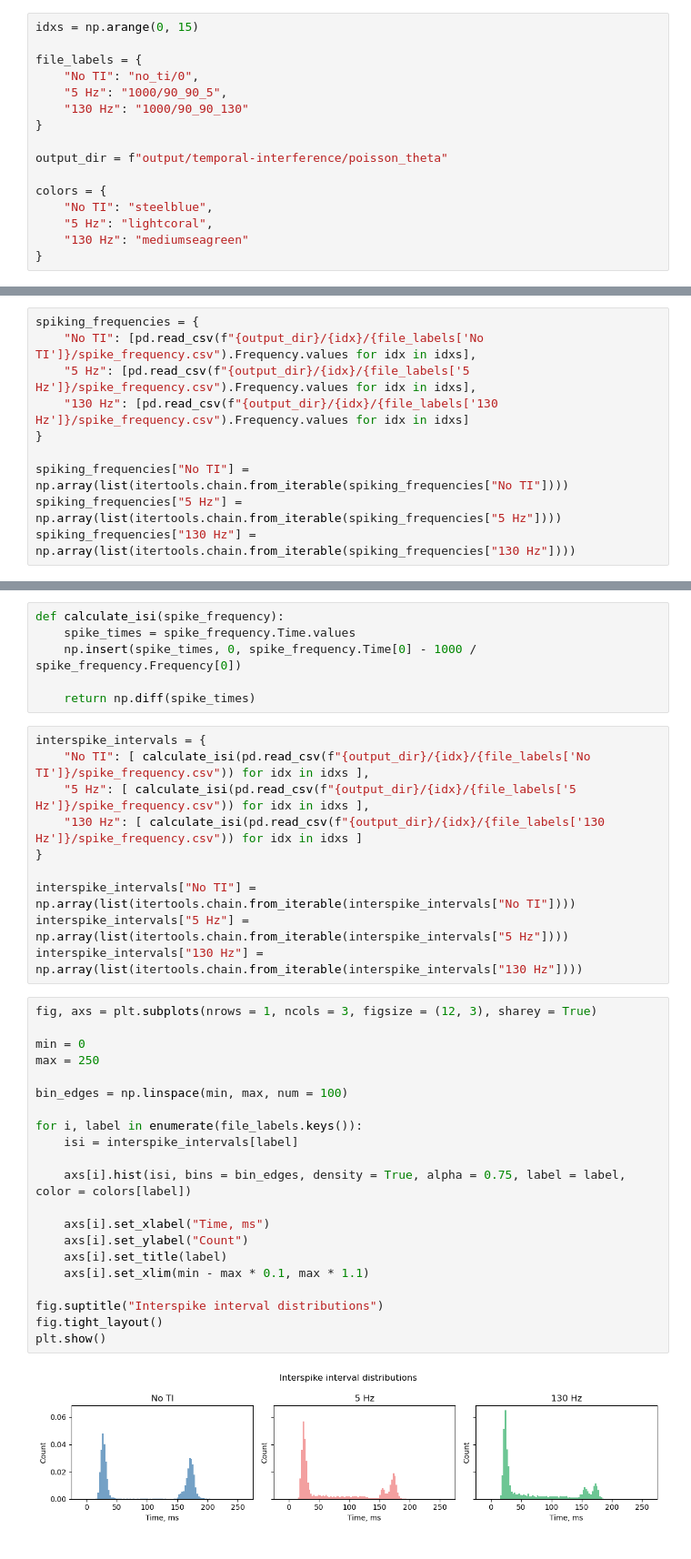
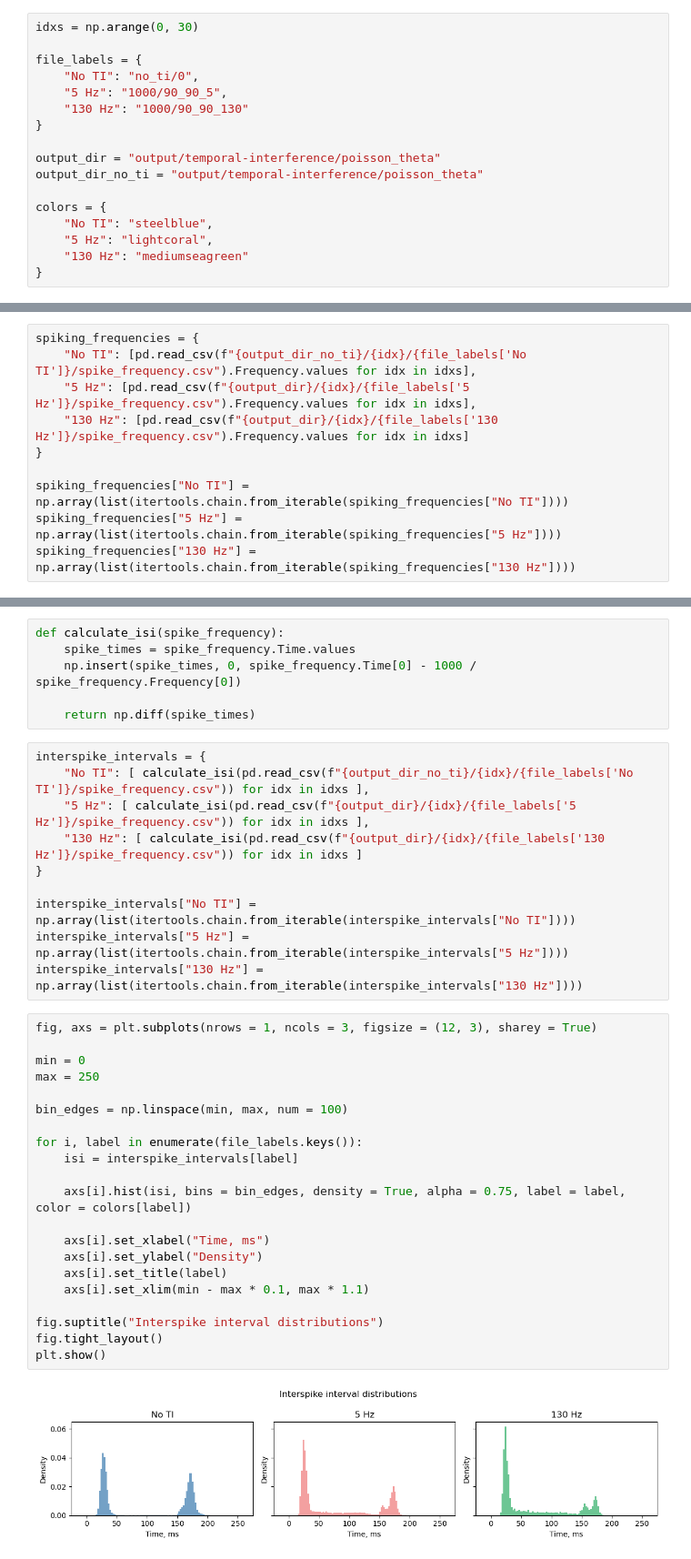
Before and after one commit to kerseviciute/temporal-interference, a Jupyter notebook: 07_analysis_poisson_theta_multiple.ipynb, the cells around one changed output, grey strips where cells are left out. Shown at 91% size. Cells and saved outputs as stored; diff of their text form.

```diff
--- a/07_analysis_poisson_theta_multiple.ipynb
+++ b/07_analysis_poisson_theta_multiple.ipynb
@@ -6,7 +10,7 @@ import itertools
 # %% [markdown]
 # Poisson inputs at theta frequency with and without electric field (TI): combining the results from multiple runs
 # %%
-idxs = np.arange(0, 15)
+idxs = np.arange(0, 30)
 
 file_labels = {
     "No TI": "no_ti/0",
@@ -14,7 +18,8 @@ file_labels = {
     "130 Hz": "1000/90_90_130"
 }
 
-output_dir = f"output/temporal-interference/poisson_theta"
+output_dir = "output/temporal-interference/poisson_theta"
+output_dir_no_ti = "output/temporal-interference/poisson_theta"
 
 colors = {
     "No TI": "steelblue",
@@ -25,7 +30,7 @@ colors = {
 ## Distribution of firing frequency
 # %%
 spiking_frequencies = {
-    "No TI": [pd.read_csv(f"{output_dir}/{idx}/{file_labels['No TI']}/spike_frequency.csv").Frequency.values for idx in idxs],
+    "No TI": [pd.read_csv(f"{output_dir_no_ti}/{idx}/{file_labels['No TI']}/spike_frequency.csv").Frequency.values for idx in idxs],
     "5 Hz": [pd.read_csv(f"{output_dir}/{idx}/{file_labels['5 Hz']}/spike_frequency.csv").Frequency.values for idx in idxs],
     "130 Hz": [pd.read_csv(f"{output_dir}/{idx}/{file_labels['130 Hz']}/spike_frequency.csv").Frequency.values for idx in idxs]
 }
@@ -65,7 +70,7 @@ def calculate_isi(spike_frequency):
     return np.diff(spike_times)
 # %%
 interspike_intervals = {
-    "No TI": [ calculate_isi(pd.read_csv(f"{output_dir}/{idx}/{file_labels['No TI']}/spike_frequency.csv")) for idx in idxs ],
+    "No TI": [ calculate_isi(pd.read_csv(f"{output_dir_no_ti}/{idx}/{file_labels['No TI']}/spike_frequency.csv")) for idx in idxs ],
     "5 Hz": [ calculate_isi(pd.read_csv(f"{output_dir}/{idx}/{file_labels['5 Hz']}/spike_frequency.csv")) for idx in idxs ],
     "130 Hz": [ calculate_isi(pd.read_csv(f"{output_dir}/{idx}/{file_labels['130 Hz']}/spike_frequency.csv")) for idx in idxs ]
 }
@@ -76,25 +81,25 @@ interspike_intervals["130 Hz"] = np.array(list(itertools.chain.from_iterable(int
 # %%
 fig, axs = plt.subplots(nrows = 1, ncols = 3, figsize = (12, 3), sharey = True)
 
 min = 0
 max = 250
 
 bin_edges = np.linspace(min, max, num = 100)
 
 for i, label in enumerate(file_labels.keys()):
     isi = interspike_intervals[label]
 
     axs[i].hist(isi, bins = bin_edges, density = True, alpha = 0.75, label = label, color = colors[label])
 
     axs[i].set_xlabel("Time, ms")
-    axs[i].set_ylabel("Count")
+    axs[i].set_ylabel("Density")
     axs[i].set_title(label)
     axs[i].set_xlim(min - max * 0.1, max * 1.1)
 
 fig.suptitle("Interspike interval distributions")
 fig.tight_layout()
 plt.show()
 # %% [output]
-[figure, old version]
+[figure, new version]
 # %%
 final_synaptic_weights = {
```
Also changed, not shown: parts of 27 cells of this notebook, 38 other files.
